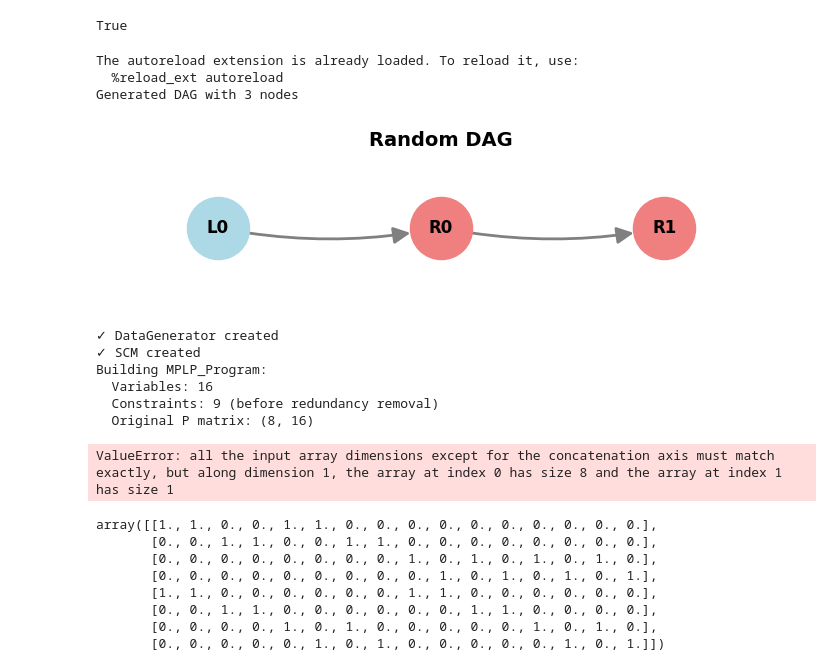
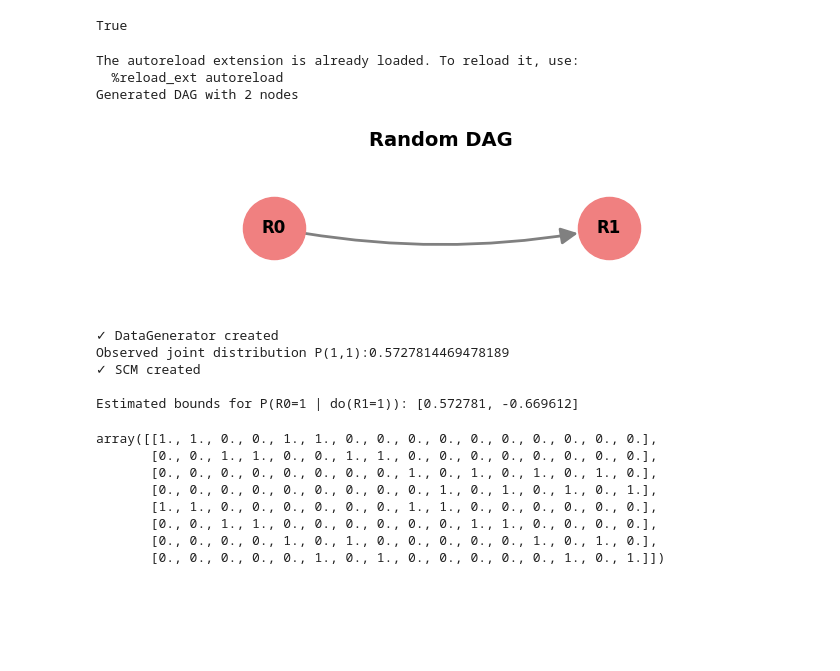
Before and after one commit to tmaringgele/Optimal-Experiments-for-Partial-Causal-Effect-Identification, a Jupyter notebook: symb_bounds_test.ipynb, the cells around one changed output. Drawn from its saved outputs; the diff is of its cells as text; code cells hidden in the pictures; blank space fills up the shorter version.

Commit message:
finally compute observational bounds!!!

```diff
--- a/symb_bounds_test.ipynb
+++ b/symb_bounds_test.ipynb
@@ -60,6 +60,8 @@ True
 
 import importlib
 import sys
+
+import numpy as np
 
 # Force reload to avoid stale objects
 if 'symbolic_bounds' in sys.modules:
@@ -73,49 +75,55 @@ import matplotlib.pyplot as plt
 %load_ext autoreload
 %autoreload 2
 
 # 1. Generate random DAG
 # dag = generate_random_partitioned_dag(n=4, binary_only=True)
 dag = DAG()
 R0 = dag.add_node('R0', support={0, 1})
 R1 = dag.add_node('R1', support={0, 1})
-L0 = dag.add_node('L0', support={0, 1}, partition='L')
+# L0 = dag.add_node('L0', support={0, 1}, partition='L')
 dag.add_edge(R0, R1)
-dag.add_edge(L0, R0)
+# dag.add_edge(L0, R0)
 dag.generate_all_response_types()
 print(f"Generated DAG with {len(dag.get_all_nodes())} nodes")
 
 # 2. Draw DAG
 fig = dag.draw(figsize=(7, 2), title="Random DAG", with_labels=True)
 plt.show()
 
 # 3. Create DataGenerator
 generator = DataGenerator(dag, seed=234)
 print(f"\n✓ DataGenerator created")
+joint = generator.computeObservedJoint() #Dict[FrozenSet[Tuple[Node, int]], float]
+p11 = joint.get(frozenset({(R0, 1), (R1, 1)}))
+p10 = joint.get(frozenset({(R0, 1), (R1, 0)}))
+
 
 # 4. Create SCM
 scm = SCM(dag, generator)
 print("✓ SCM created")
 
-lp = ProgramFactory.write_LP(scm, Y={dag.get_node('R0')}, X={dag.get_node('R1')}, Y_values=(1,), X_values=(1,))
+lp = ProgramFactory.write_LP(scm, Y={dag.get_node('R1')}, X={dag.get_node('R0')}, Y_values=(1,), X_values=(1,))
 
 lp.is_minimization = True
-lb = lp.solve(verbose=True)['optimal_value']
+# lp.print_decision_variables()
+# lp.print_objective()
+
+lb = lp.solve_model(verbose=False).evaluate_objective(np.array([1]))
+
+# UB computation is still buggy -> try for known bounds
 lp.is_minimization = False
-ub = lp.solve(verbose=True)['optimal_value']
-ub
-# print(f"\nEstimated bounds for P(R0=1 | do(R1=1)): [{lb:.6f}, {ub:.6f}]")
+ub = lp.solve_model(verbose=False).evaluate_objective(np.array([1]))
+print(f"\nEstimated bounds for P(R0=1 | do(R1=1)): [{lb:.6f}, {ub:.6f}]")
 # %% [output]
 The autoreload extension is already loaded. To reload it, use:
   %reload_ext autoreload
-Generated DAG with 3 nodes
+Generated DAG with 2 nodes
-[figure, old version]
+[figure, new version]
 ✓ DataGenerator created
+Observed joint distribution P(1,1):0.5727814469478189
 ✓ SCM created
-Building MPLP_Program:
-  Variables: 16
-  Constraints: 9 (before redundancy removal)
-  Original P matrix: (8, 16)
+
+Estimated bounds for P(R0=1 | do(R1=1)): [0.572781, -0.669612]
-ValueError: all the input array dimensions except for the concatenation axis must match exactly, but along dimension 1, the array at index 0 has size 8 and the array at index 1 has size 1
 # %%
 lp.constraint_matrix
 # %% [output]
```
Also changed, not shown: parts of 1 cell of this notebook, 2 other files.
